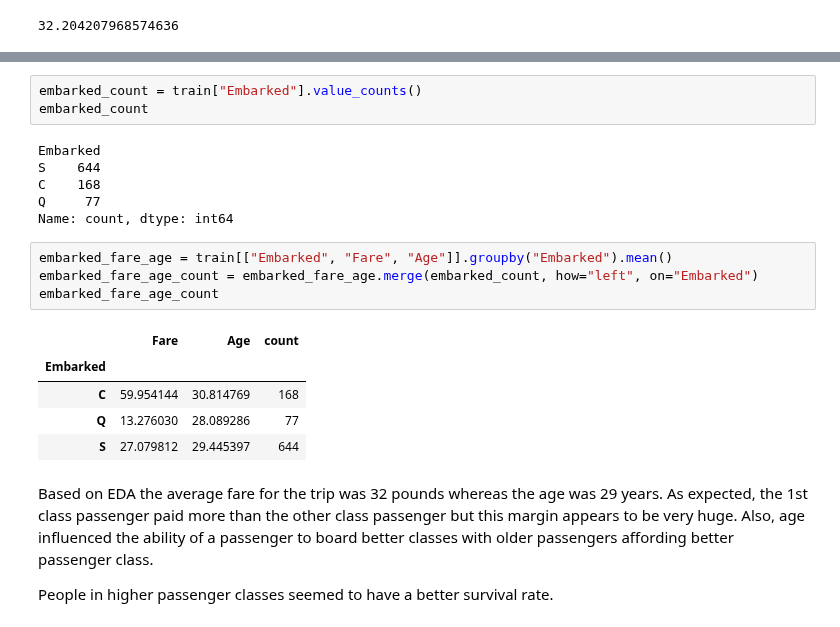
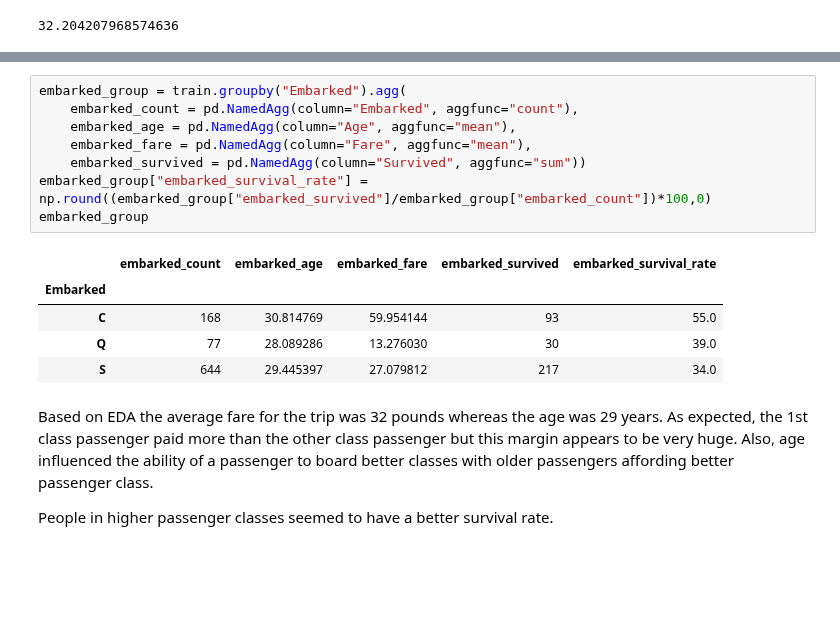
Before and after one commit to kamau96/Data_Science_Android_Web_Development, a Jupyter notebook: Data_Science_Development/Python_Programming/Titanic/survivor_predictor.ipynb, the cells around one changed output, grey strips where cells are left out. Drawn from its saved outputs; the diff is of its cells as text; blank space fills up the shorter version.

```diff
--- a/Data_Science_Development/Python_Programming/Titanic/survivor_predictor.ipynb
+++ b/Data_Science_Development/Python_Programming/Titanic/survivor_predictor.ipynb
@@ -197,22 +171,17 @@ pclass_survival_count
-# %%
-embarked_count = train["Embarked"].value_counts()
-embarked_count
-# %% [output]
-Embarked
-S    644
-C    168
-Q     77
-Name: count, dtype: int64
-# %%
-embarked_fare_age = train[["Embarked", "Fare", "Age"]].groupby("Embarked").mean()
-embarked_fare_age_count = embarked_fare_age.merge(embarked_count, how="left", on="Embarked")
-embarked_fare_age_count
-# %% [output]
-|  | Fare | Age | count |
-| Embarked |  |  |  |
-| C | 59.954144 | 30.814769 | 168 |
-| Q | 13.276030 | 28.089286 | 77 |
-| S | 27.079812 | 29.445397 | 644 |
+# %%
+embarked_group = train.groupby("Embarked").agg(
+    embarked_count = pd.NamedAgg(column="Embarked", aggfunc="count"),
+    embarked_age = pd.NamedAgg(column="Age", aggfunc="mean"),
+    embarked_fare = pd.NamedAgg(column="Fare", aggfunc="mean"),
+    embarked_survived = pd.NamedAgg(column="Survived", aggfunc="sum"))
+embarked_group["embarked_survival_rate"] = np.round((embarked_group["embarked_survived"]/embarked_group["embarked_count"])*100,0)
+embarked_group
+# %% [output]
+|  | embarked_count | embarked_age | embarked_fare | embarked_survived | embarked_survival_rate |
+| Embarked |  |  |  |  |  |
+| C | 168 | 30.814769 | 59.954144 | 93 | 55.0 |
+| Q | 77 | 28.089286 | 13.276030 | 30 | 39.0 |
+| S | 644 | 29.445397 | 27.079812 | 217 | 34.0 |
 # %% [markdown]
 Based on EDA the average fare for the trip was 32 pounds whereas the age was 29 years. As expected, the 1st class passenger paid more than the other class passenger but this margin appears to be very huge. Also, age influenced the ability of a passenger to board better classes with older passengers affording better passenger class.
 
```
Also changed, not shown: parts of 4 cells of this notebook.
